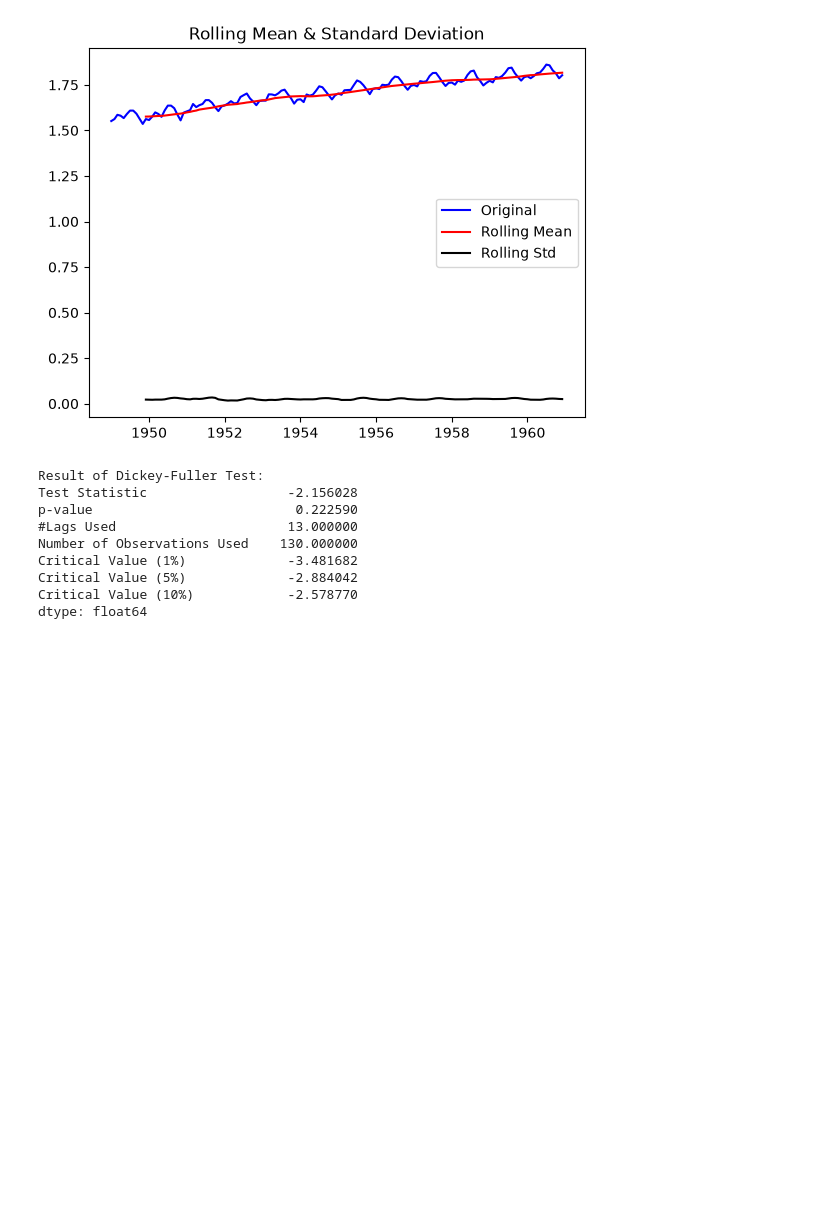
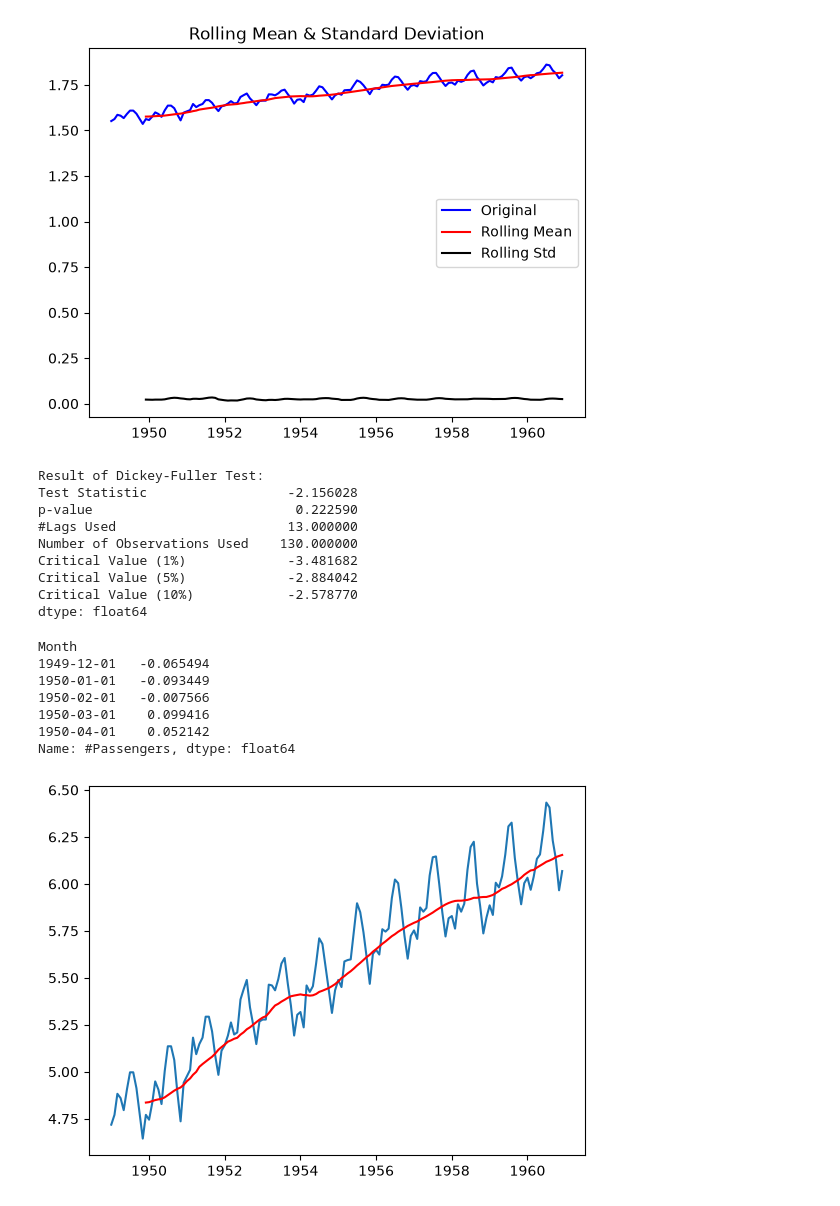
Before and after one commit to vivitsaupreti-creator/Time-ser-analysis, a Jupyter notebook: Arima.ipynb, the cells around one changed output. Saved outputs shown, nothing was run; the diff lists cells and outputs as text; code cells hidden in the pictures; blank space fills up the shorter version.

```diff
--- a/Arima.ipynb
+++ b/Arima.ipynb
@@ -170,3 +170,21 @@ Critical Value (1%)             -3.481682
 Critical Value (5%)             -2.884042
 Critical Value (10%)            -2.578770
 dtype: float64
+# %%
+moving_avg= pd.Series(ts_log).rolling(window=12).mean()
+plt.plot(ts_log)
+plt.plot(moving_avg, color='red')
+
+ts_log_moving_avg_diff= ts_log - moving_avg
+ts_log_moving_avg_diff.head(5)
+ts_log_moving_avg_diff.dropna(inplace=True)
+ts_log_moving_avg_diff.head(5)
+# %% [output]
+Month
+1949-12-01   -0.065494
+1950-01-01   -0.093449
+1950-02-01   -0.007566
+1950-03-01    0.099416
+1950-04-01    0.052142
+Name: #Passengers, dtype: float64
+[figure, added]
```
Also changed, not shown: 3 other files.
